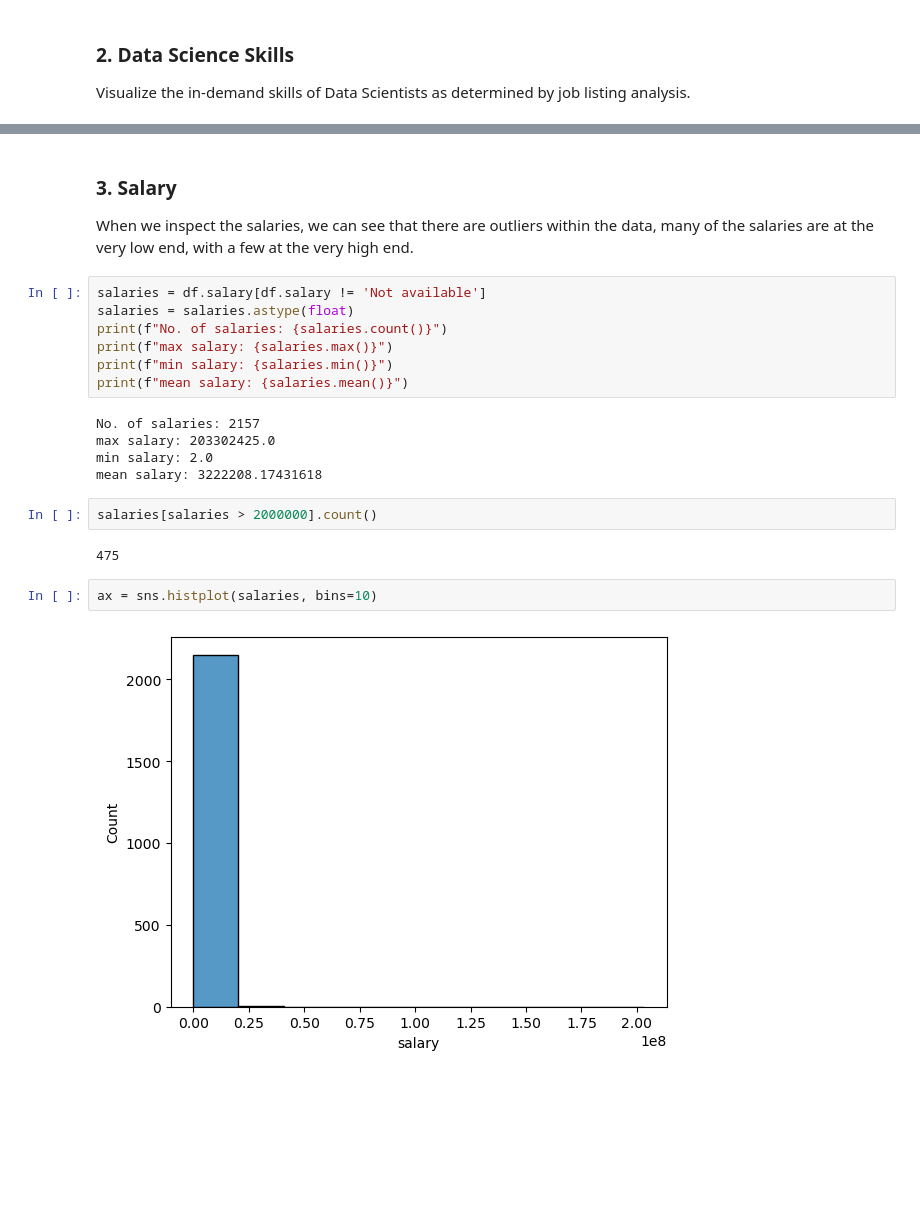
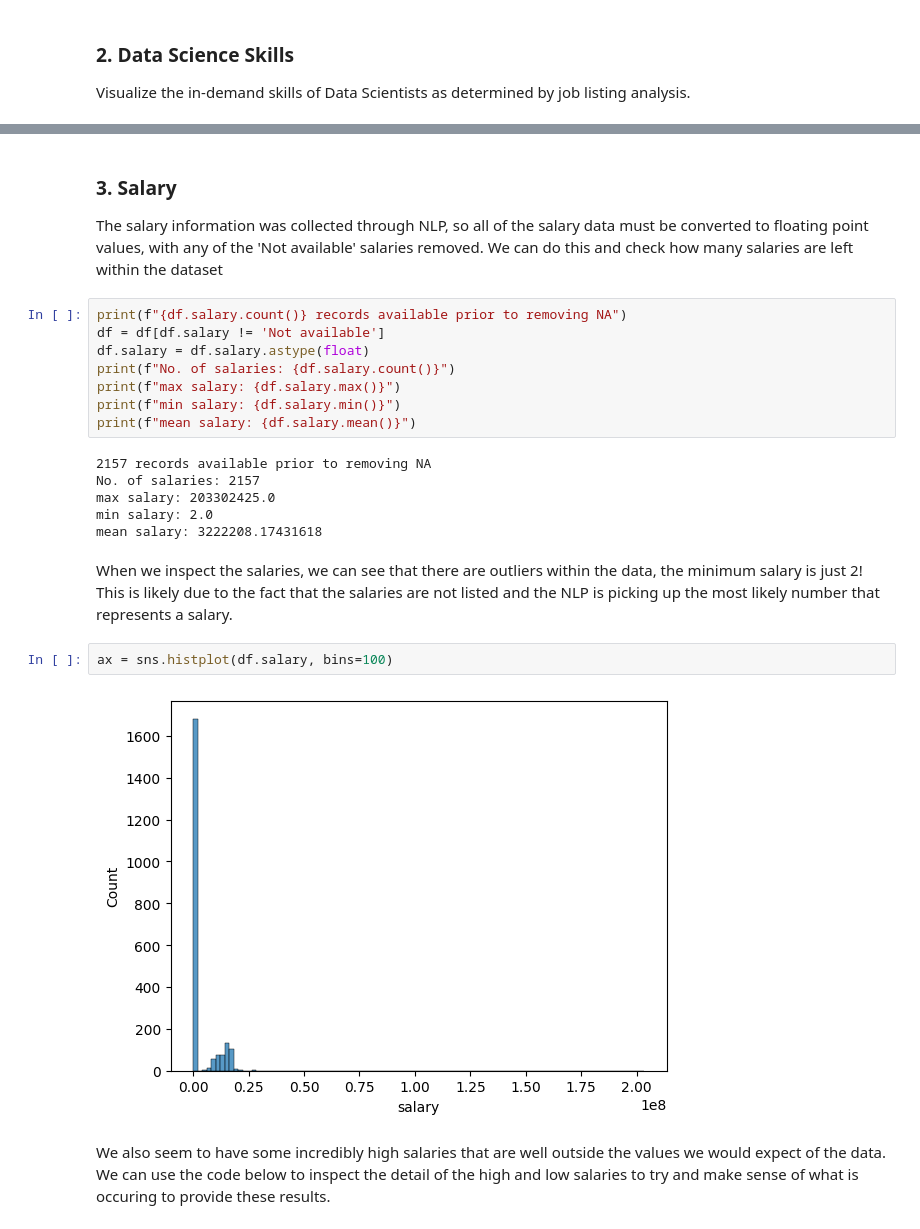
Before and after one commit to trav-d13/Data-Science-Job-Market-Analysis, a Jupyter notebook: eda.ipynb, the cells around one changed output, grey strips where cells are left out. Drawn from its saved outputs; the diff is of its cells as text; blank space fills up the shorter version.

Commit message:
Added salary invesitgation and cleaning

```diff
--- a/eda.ipynb
+++ b/eda.ipynb
@@ -142,25 +143,27 @@ plt.show()
 # %% [markdown]
 ### 3. Salary
 
-When we inspect the salaries, we can see that there are outliers within the data, many of the salaries are at the very low end, with a few at the very high end.
+The salary information was collected through NLP, so all of the salary data must be converted to floating point values, with any of the 'Not available' salaries removed.  We can do this and check how many salaries are left within the dataset
 # %%
-salaries = df.salary[df.salary != 'Not available']
-salaries = salaries.astype(float)
-print(f"No. of salaries: {salaries.count()}")
-print(f"max salary: {salaries.max()}")
-print(f"min salary: {salaries.min()}")
-print(f"mean salary: {salaries.mean()}")
+print(f"{df.salary.count()} records available prior to removing NA")
+df = df[df.salary != 'Not available']
+df.salary = df.salary.astype(float)
+print(f"No. of salaries: {df.salary.count()}")
+print(f"max salary: {df.salary.max()}")
+print(f"min salary: {df.salary.min()}")
+print(f"mean salary: {df.salary.mean()}")
 # %% [output]
+2157 records available prior to removing NA
 No. of salaries: 2157
 max salary: 203302425.0
 min salary: 2.0
 mean salary: 3222208.17431618
-# %%
-salaries[salaries > 2000000].count()
-# %% [output]
-475
+# %% [markdown]
+When we inspect the salaries, we can see that there are outliers within the data, the minimum salary is just 2!  This is likely due to the fact that the salaries are not listed and the NLP is picking up the most likely number that represents a salary.
 # %%
-ax = sns.histplot(salaries, bins=10)
+ax = sns.histplot(df.salary, bins=100)
 # %% [output]
-[figure, old version]
+[figure, new version]
+# %% [markdown]
+We also seem to have some incredibly high salaries that are well outside the values we would expect of the data.  We can use the code below to inspect the detail of the high and low salaries to try and make sense of what is occuring to provide these results.
 # %%
```
Also changed, not shown: parts of 11 cells of this notebook.
